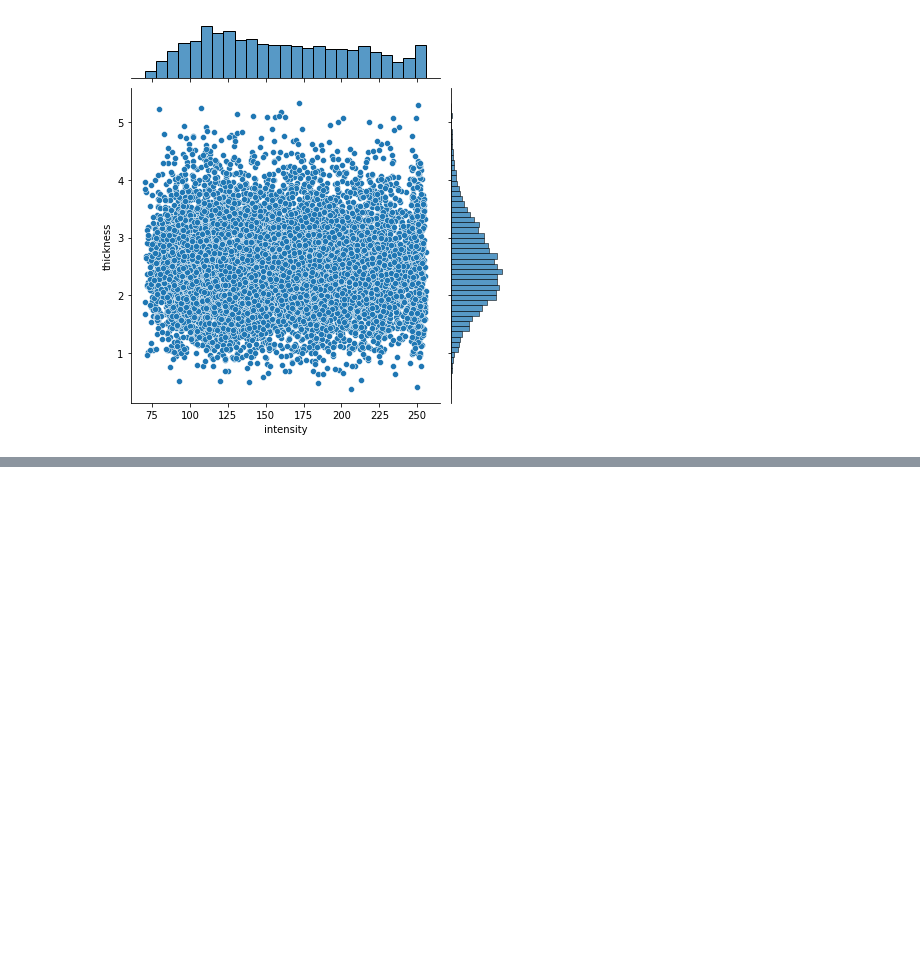
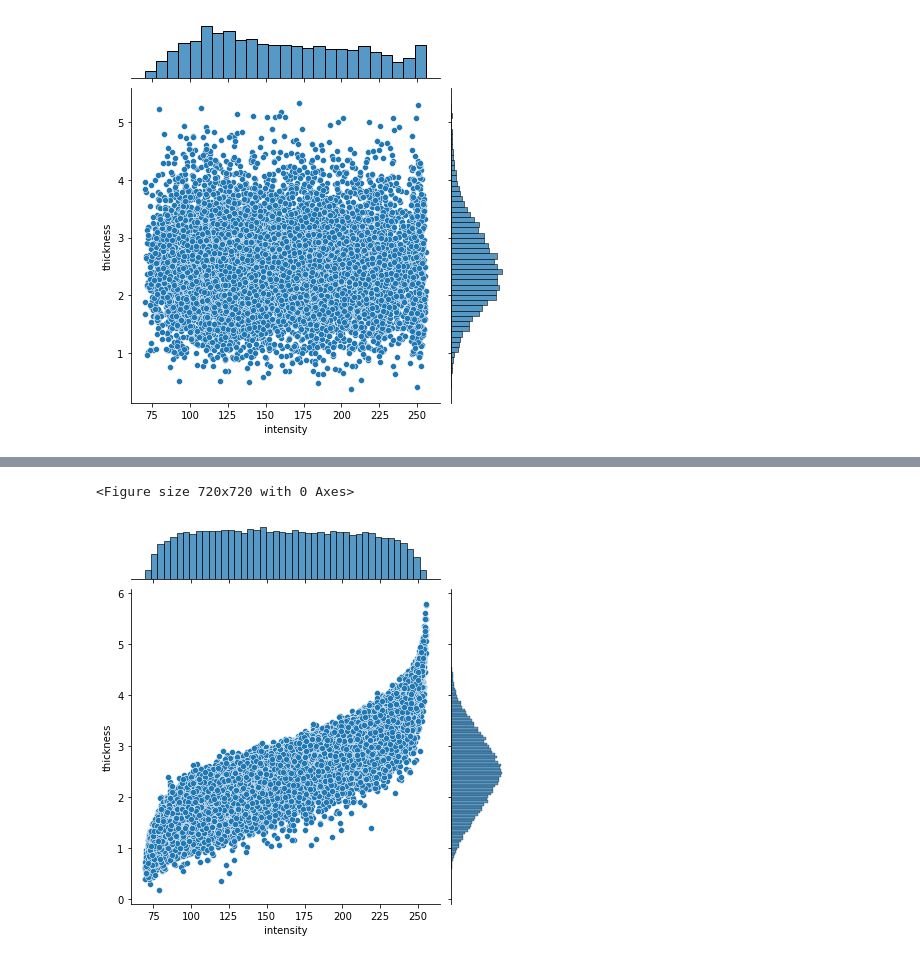
Before and after one commit to RajatRasal/deepscm, a Jupyter notebook: deepscm/datasets/morphomnist/intensity_causes_thickness.ipynb, the cells around one changed output, grey strips where cells are left out. Cells and saved outputs as stored; diff of their text form; code cells hidden in the pictures; blank space fills up the shorter version.

Commit message:
Conditional distribution i implies t

```diff
--- a/deepscm/datasets/morphomnist/intensity_causes_thickness.ipynb
+++ b/deepscm/datasets/morphomnist/intensity_causes_thickness.ipynb
@@ -707,0 +730,28 @@ plt.show()
+# %%
+thickness_data = stacked_dataset[:, 1].view(-1, 1)
+thickness_data = thickness_data.to(device=device)
+
+#, hidden_dims=[1, 1]
+thickness_c_flow = conditional_spline(1, 1, count_bins=8, bound=1).to(device)
+
+thickness_flow_lognorm_loc = thickness_data.log().mean()
+thickness_flow_lognorm_scale = thickness_data.log().std()
+
+thickness_c_flow_transforms = [
+    AffineTransform(loc=thickness_flow_lognorm_loc, scale=thickness_flow_lognorm_scale),
+#     ExpTransform(),
+    SigmoidTransform(),
+    thickness_c_flow,
+    SigmoidTransform().inv,
+#     thickness_affine, # Change to conditional learned affine
+]
+
+thickness_base_dist = Normal(
+    torch.zeros(1).to(device),
+    torch.ones(1).to(device)
+)
+
+thickness_c_dist = ConditionalTransformedDistribution(
+    thickness_base_dist,
+    thickness_c_flow_transforms
+)
@@ -707,0 +801,11 @@ plt.show()
+# %%
+_intensity_samples = flow_dist.sample([60000])
+_intensity_latent = constraint_transforms.inv(_intensity_samples)
+conditional_thickness_samples = thickness_c_dist.condition(_intensity_latent).sample([60000])
+
+generated_res = torch.transpose(
+    torch.stack([_intensity_samples, conditional_thickness_samples]), 0, 1
+).squeeze(-1).cpu().numpy()
+generated_res_df = pd.DataFrame(generated_res, columns=['intensity', 'thickness'])
+
+generated_res_df.head()
@@ -707,0 +819,8 @@ plt.show()
+# %%
+plt.figure(figsize=(10, 10))
+
+sns.jointplot(data=generated_res_df, x="intensity", y="thickness")
+plt.show()
+# %% [output]
+<Figure size 720x720 with 0 Axes>
+[figure, added]
```
Also changed, not shown: parts of 12 cells of this notebook.
